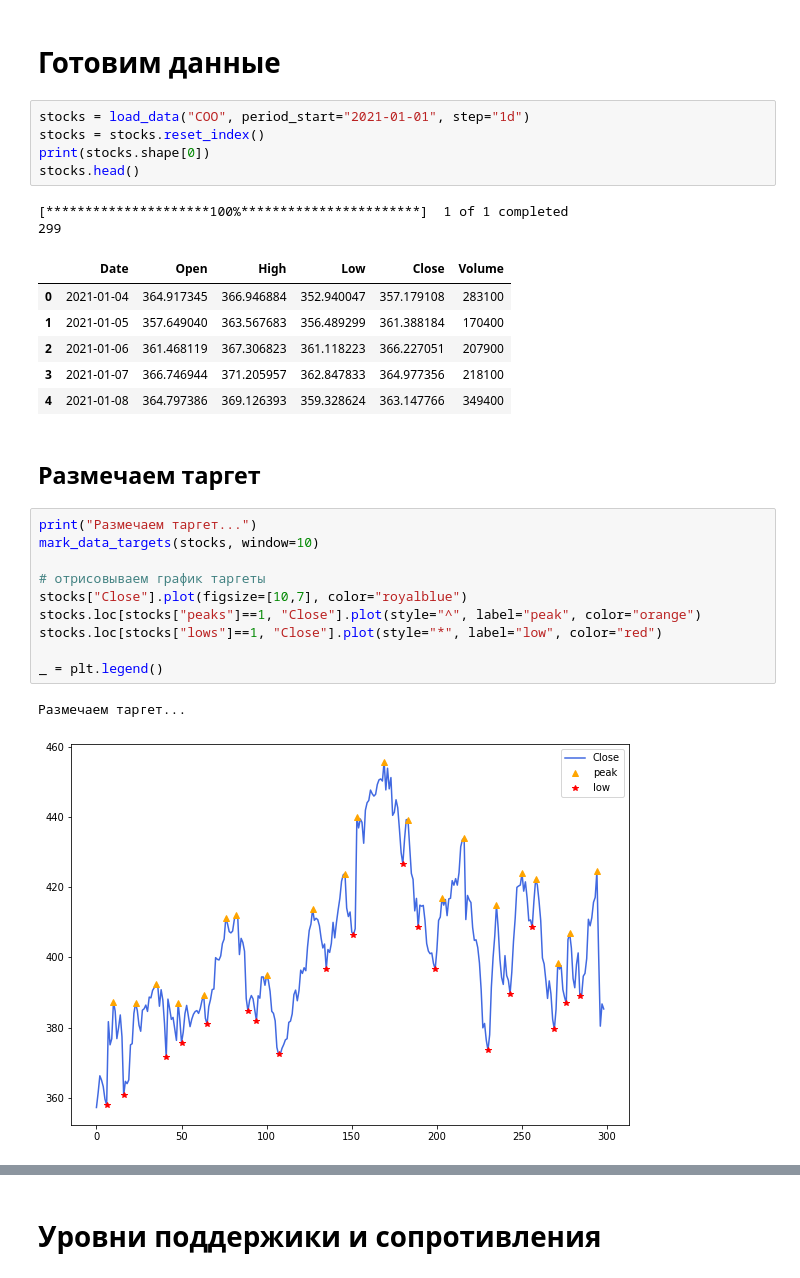
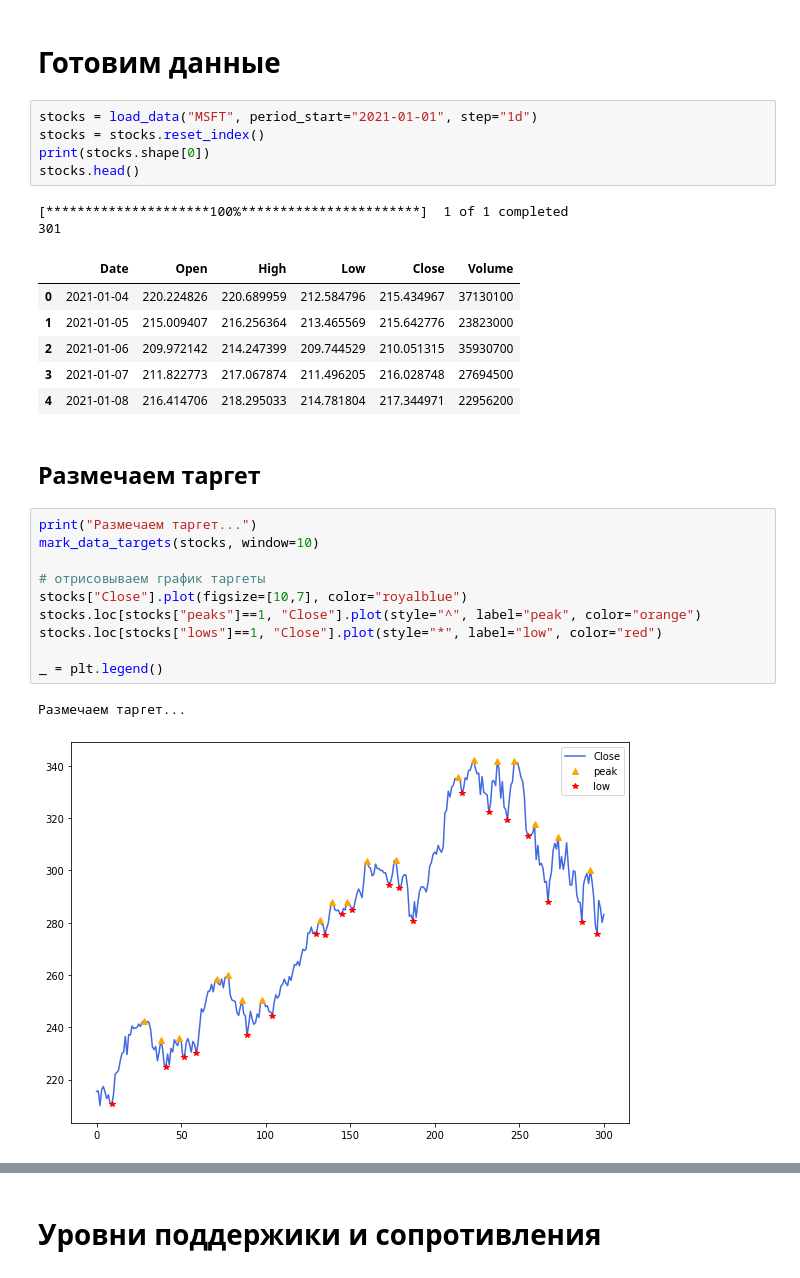
Before and after one commit to Falconwatch/MarketKing, a Jupyter notebook: Support_resistance.ipynb, the cells around one changed output, grey strips where cells are left out. Cells and saved outputs as stored; diff of their text form.

```diff
--- a/Support_resistance.ipynb
+++ b/Support_resistance.ipynb
@@ -24,19 +24,19 @@ from methods import *
 # %% [markdown]
 # Готовим данные
 # %%
-stocks = load_data("COO", period_start="2021-01-01", step="1d")
+stocks = load_data("MSFT", period_start="2021-01-01", step="1d")
 stocks = stocks.reset_index()
 print(stocks.shape[0])
 stocks.head()
 # %% [output]
 [*********************100%***********************]  1 of 1 completed
-299
+301
 |  | Date | Open | High | Low | Close | Volume |
-| 0 | 2021-01-04 | 364.917345 | 366.946884 | 352.940047 | 357.179108 | 283100 |
-| 1 | 2021-01-05 | 357.649040 | 363.567683 | 356.489299 | 361.388184 | 170400 |
-| 2 | 2021-01-06 | 361.468119 | 367.306823 | 361.118223 | 366.227051 | 207900 |
-| 3 | 2021-01-07 | 366.746944 | 371.205957 | 362.847833 | 364.977356 | 218100 |
-| 4 | 2021-01-08 | 364.797386 | 369.126393 | 359.328624 | 363.147766 | 349400 |
+| 0 | 2021-01-04 | 220.224826 | 220.689959 | 212.584796 | 215.434967 | 37130100 |
+| 1 | 2021-01-05 | 215.009407 | 216.256364 | 213.465569 | 215.642776 | 23823000 |
+| 2 | 2021-01-06 | 209.972142 | 214.247399 | 209.744529 | 210.051315 | 35930700 |
+| 3 | 2021-01-07 | 211.822773 | 217.067874 | 211.496205 | 216.028748 | 27694500 |
+| 4 | 2021-01-08 | 216.414706 | 218.295033 | 214.781804 | 217.344971 | 22956200 |
 # %% [markdown]
 ## Размечаем таргет
 # %%
@@ -51,7 +51,7 @@ stocks.loc[stocks["lows"]==1, "Close"].plot(style="*", label="low", color="red")
 _ = plt.legend()
 # %% [output]
 Размечаем таргет...
-[figure, old version]
+[figure, new version]
 # %%
 stocks
 # %% [output]
```
Also changed, not shown: parts of 16 cells of this notebook.
